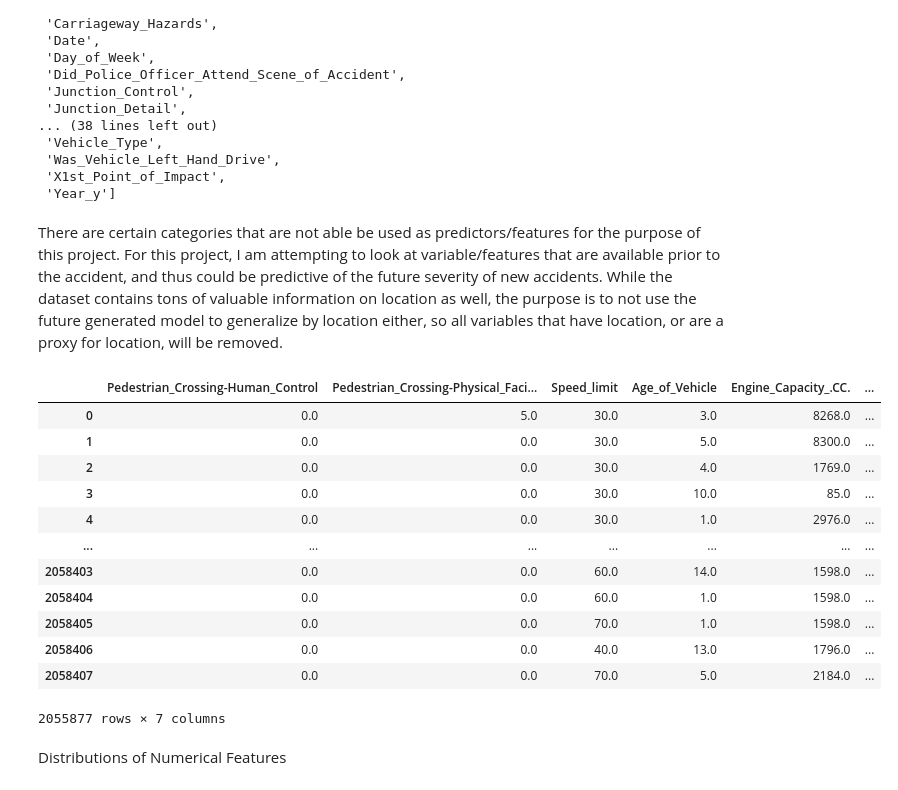
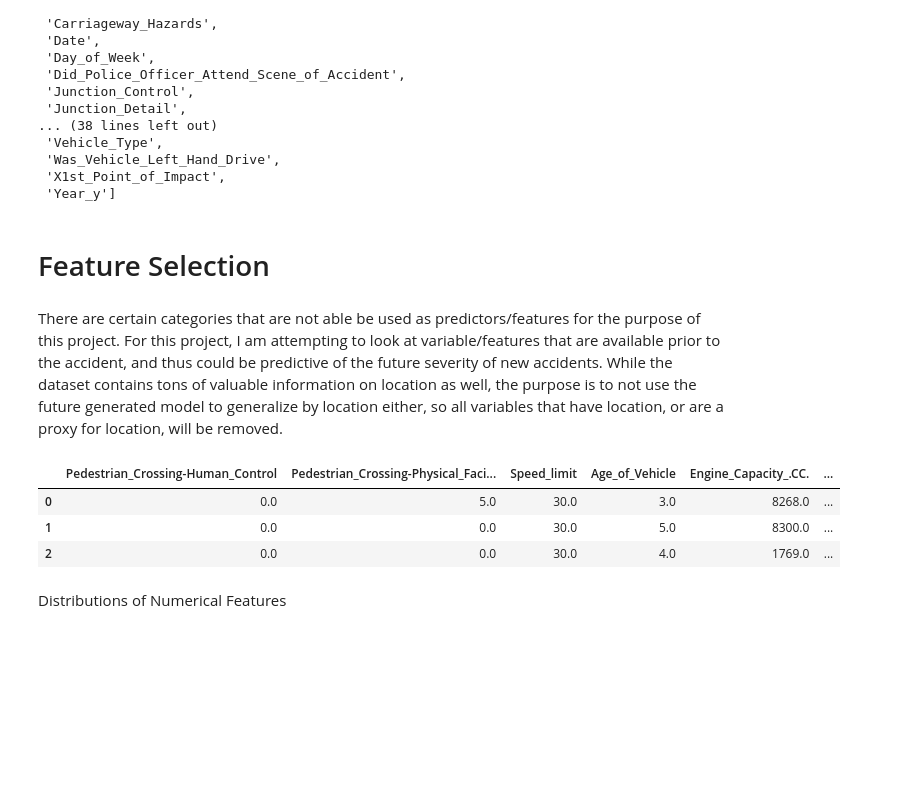
Before and after one commit to scharpham/Springboard, a Jupyter notebook: Capstone2/capstone2/notebooks/Capstone2-EDA.ipynb, the cells around one changed output. Cells and saved outputs as stored; diff of their text form; code cells hidden in the pictures; blank space fills up the shorter version.

```diff
--- a/Capstone2/capstone2/notebooks/Capstone2-EDA.ipynb
+++ b/Capstone2/capstone2/notebooks/Capstone2-EDA.ipynb
@@ -32,6 +32,8 @@ df1.columns.to_list()
  'Was_Vehicle_Left_Hand_Drive',
  'X1st_Point_of_Impact',
  'Year_y']
+# %% [markdown]
+# Feature Selection
 # %% [markdown]
 There are certain categories that are not able be used as predictors/features for the purpose of this project. For this project, I am attempting to look at variable/features that are available prior to the accident, and thus could be predictive of the future severity of new accidents. While the dataset contains tons of valuable information on location as well, the purpose is to not use the future generated model to generalize by location either, so all variables that have location, or are a proxy for location, will be removed.
 # %%
@@ -63,21 +67,12 @@ df = df1.drop(ls, axis=1)
 # %%
 #Select at numeric features and run pairplot to explore
 numdf = df.select_dtypes(include=['float64', 'int64'])
-numdf
+numdf.head(3)
 # %% [output]
 |  | Pedestrian_Crossing-Human_Control | Pedestrian_Crossing-Physical_Faci... | Speed_limit | Age_of_Vehicle | Engine_Capacity_.CC. | ... |
 | 0 | 0.0 | 5.0 | 30.0 | 3.0 | 8268.0 | ... |
 | 1 | 0.0 | 0.0 | 30.0 | 5.0 | 8300.0 | ... |
 | 2 | 0.0 | 0.0 | 30.0 | 4.0 | 1769.0 | ... |
-| 3 | 0.0 | 0.0 | 30.0 | 10.0 | 85.0 | ... |
-| 4 | 0.0 | 0.0 | 30.0 | 1.0 | 2976.0 | ... |
-| ... | ... | ... | ... | ... | ... | ... |
-| 2058403 | 0.0 | 0.0 | 60.0 | 14.0 | 1598.0 | ... |
-| 2058404 | 0.0 | 0.0 | 60.0 | 1.0 | 1598.0 | ... |
-| 2058405 | 0.0 | 0.0 | 70.0 | 1.0 | 1598.0 | ... |
-| 2058406 | 0.0 | 0.0 | 40.0 | 13.0 | 1796.0 | ... |
-| 2058407 | 0.0 | 0.0 | 70.0 | 5.0 | 2184.0 | ... |
-2055877 rows × 7 columns
 # %% [markdown]
 Distributions of Numerical Features
 # %%
```
Also changed, not shown: parts of 57 cells of this notebook.
